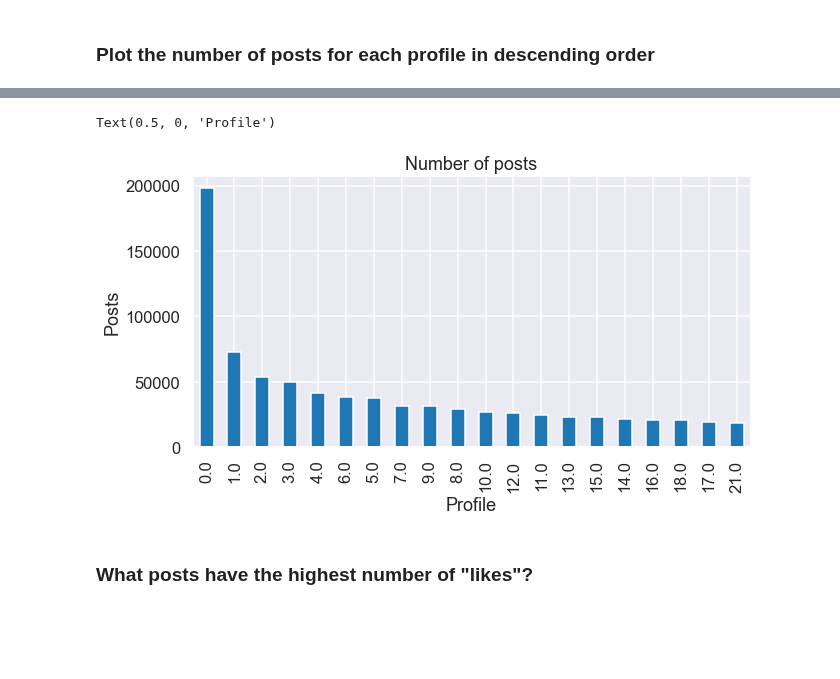
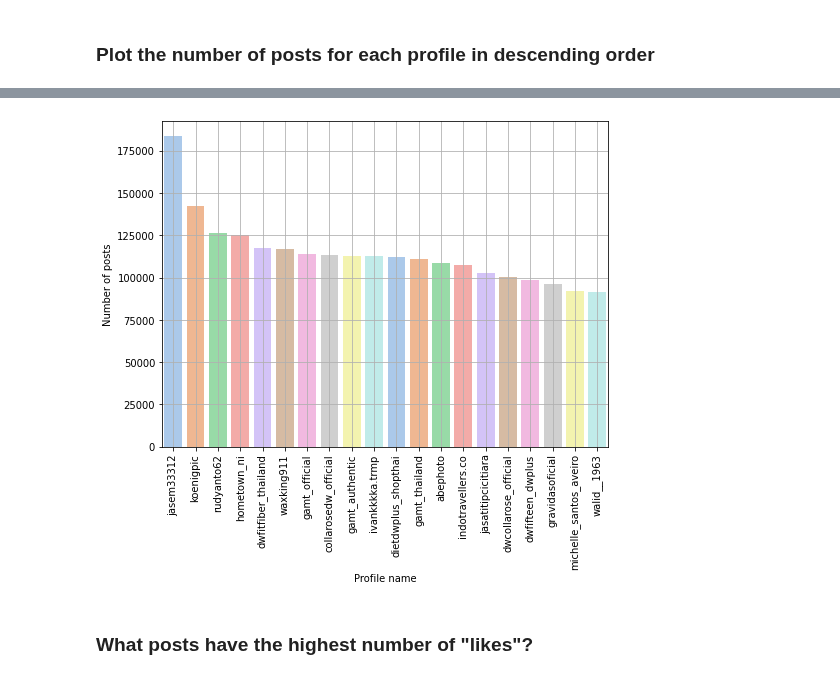
Before and after one commit to Prot10/ADM_HW_2, a Jupyter notebook: adm-carolina.ipynb, the cells around one changed output, grey strips where cells are left out. Cells and saved outputs as stored; diff of their text form; code cells hidden in the pictures; blank space fills up the shorter version.

```diff
--- a/adm-carolina.ipynb
+++ b/adm-carolina.ipynb
@@ -5,16 +2,0 @@
-# %%
-# Import some useful libraries
-import pandas as pd
-import matplotlib.pyplot as plt
-import seaborn as sns
-import numpy as np
-import warnings
-from scipy.stats import ttest_ind, levene, spearmanr
-
-# To show numeric values and plots in a clear format
-pd.options.display.float_format = '{:,.2f}'.format
-warnings.filterwarnings("ignore")
-
-# Set styles for the plots
-sns.set_style('darkgrid')
-sns.set_context('talk')
@@ -408,11 +192,15 @@ d_prof['n_posts'].value_counts().plot.bar(figsize = (75,50))
-# %%
-#First 20 profiles
-d_prof.n_posts.value_counts().nlargest(20).plot(kind='bar', figsize=(10,5))
-plt.title("Number of posts")
-plt.ylabel('Posts')
-plt.xlabel('Profile')
-# %% [output]
-Text(0.5, 0, 'Profile')
-[figure, removed]
+# %%
+d_prof = profiles.col(["profile_name", "n_posts", "following", "followers", "is_business_account"])
+# %%
+#We limit it to the top 20
+plt.rcParams['figure.figsize'] = [8,6]
+plot_order = d_prof.sort_values(by=['n_posts'], ascending=False).head(20)
+sns.barplot(data=plot_order, x="profile_name", y="n_posts", palette="pastel")
+plt.xlabel("Profile name")
+plt.xticks(rotation=90)
+plt.ylabel("Number of posts")
+plt.grid()
+# %% [output]
+[figure, added]
 # %% [markdown]
 ### What posts have the highest number of "likes"?
```
Also changed, not shown: parts of 89 cells of this notebook.
